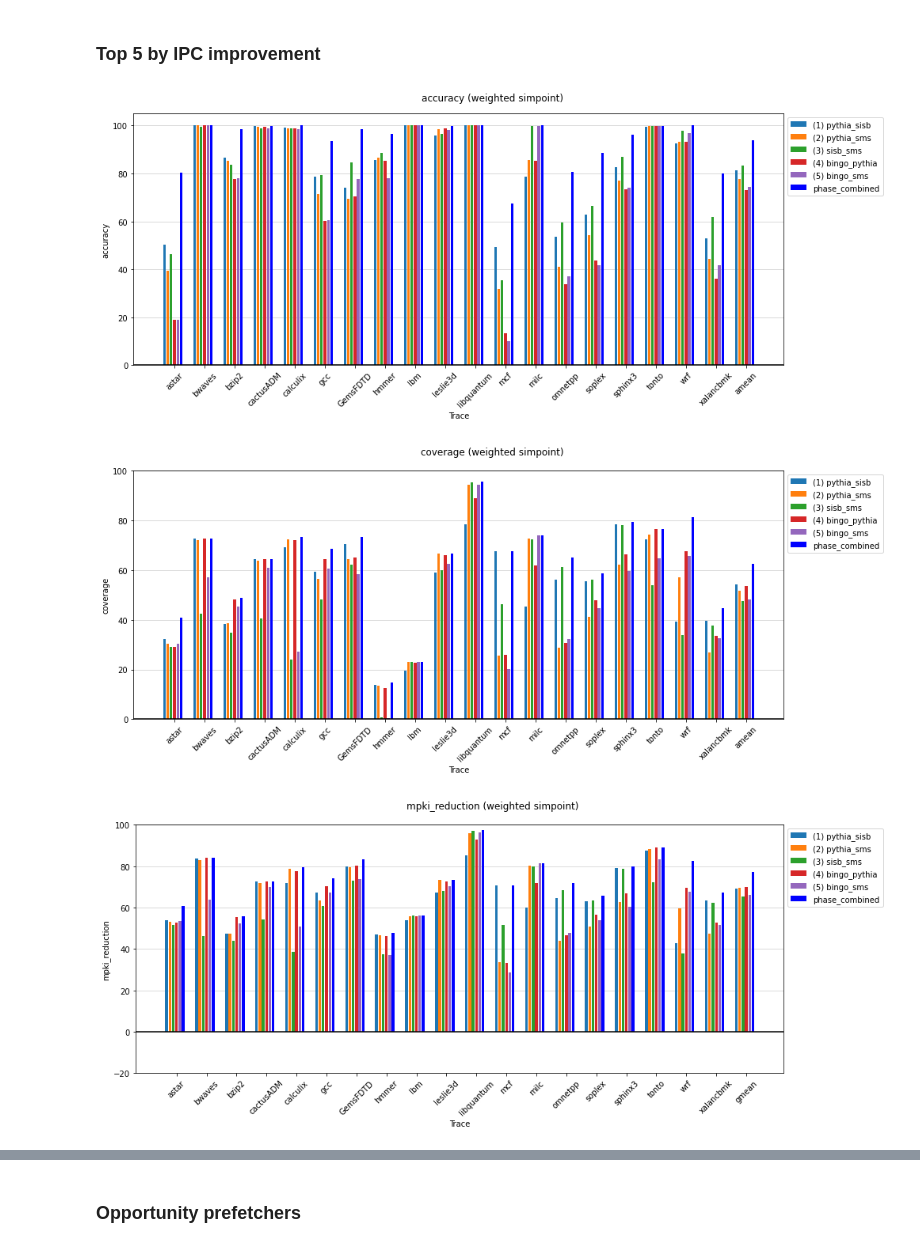
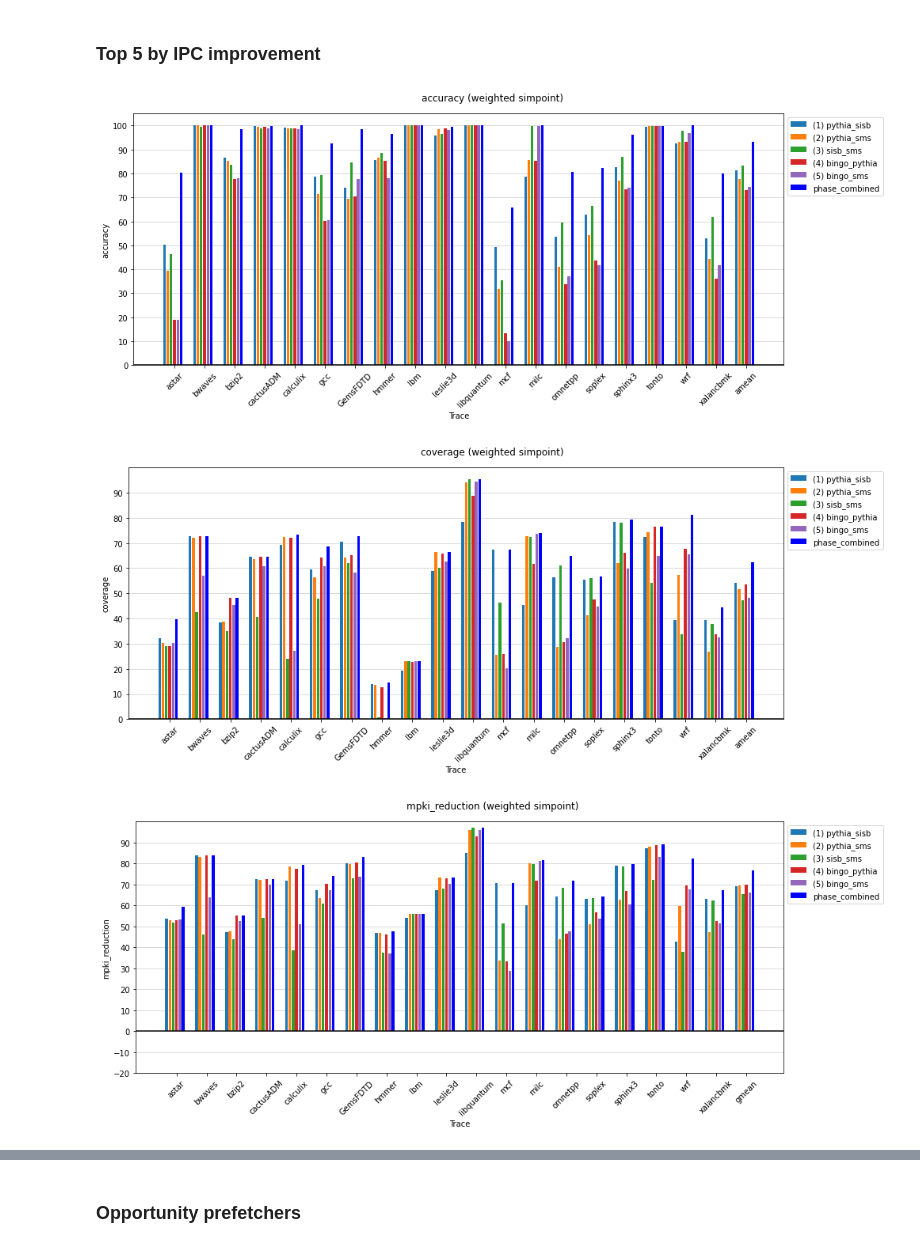
Before and after one commit to cmolder/prefetcher-zoo-analysis, a Jupyter notebook: 20220327-zoo-stats.ipynb, the cells around one changed output, grey strips where cells are left out. Saved outputs shown, nothing was run; the diff lists cells and outputs as text; code cells hidden in the pictures.

```diff
--- a/20220327-zoo-stats.ipynb
+++ b/20220327-zoo-stats.ipynb
@@ -150,7 +162,7 @@ def plot_cumulative_statistics(df, weights, metric='accuracy', method='weighted'
         hatch = _get_hatch(pf)
         ax.bar(X, y, label=label, color=color, hatch=hatch)
 
-
+    ax.set_yticks(np.arange(ymin, ymax, 10))
     ax.set_xticks(np.arange(0, len(traces) + 1) * (num_prefetchers + sep) + (num_prefetchers)/2)
     ax.set_xticklabels(traces.tolist() + [mean_metric], rotation=45)
     ax.legend(bbox_to_anchor=(1,1), loc='upper left')
@@ -182,34 +194,34 @@ plt.savefig('plots/zoo-stats/accuracy_5_spec.pdf')
 plot_cumulative_statistics(df, weights, metric='coverage', method='weighted',
                            prefetchers=spec_top_5,
                            opportunity_prefetchers=opp_pref,
                            benchmarks=utils.spec,
                            ymin=0, ymax=100, dpi=dpi)
 plt.savefig('plots/zoo-stats/coverage_5_spec.pdf')
 
 # MPKI reduction
 plot_cumulative_statistics(df, weights, metric='mpki_reduction', method='weighted',
                            prefetchers=spec_top_5,
                            opportunity_prefetchers=opp_pref,
                            benchmarks=utils.spec,
                            ymin=-20, ymax=100, dpi=dpi)
 plt.savefig('plots/zoo-stats/mpki_reduction_5_spec.pdf')
 
 # DRAM bandwidth reduction
 plot_cumulative_statistics(df, weights, metric='dram_bw_reduction', method='weighted',
                            prefetchers=spec_top_5,
                            opportunity_prefetchers=opp_pref,
                            benchmarks=utils.spec,
                            ymin=-20, ymax=100, dpi=dpi)
 plt.savefig('plots/zoo-stats/dram_bw_reduction_5_spec.pdf')
 
 # IPC improvement
 plot_cumulative_statistics(df, weights, metric='ipc_improvement', method='weighted',
                            prefetchers=spec_top_5,
                            opportunity_prefetchers=opp_pref,
                            benchmarks=utils.spec,
-                           ymin=-20, ymax=160, dpi=dpi)
+                           ymin=-20, ymax=170, dpi=dpi)
 plt.savefig('plots/zoo-stats/ipc_improvement_5_spec.pdf')
 # %% [output]
-[figure, old version]
+[figure, new version]
-[figure, old version]
+[figure, new version]
-[figure, old version]
+[figure, new version]
```
Also changed, not shown: parts of 7 cells of this notebook, 2 other files.
